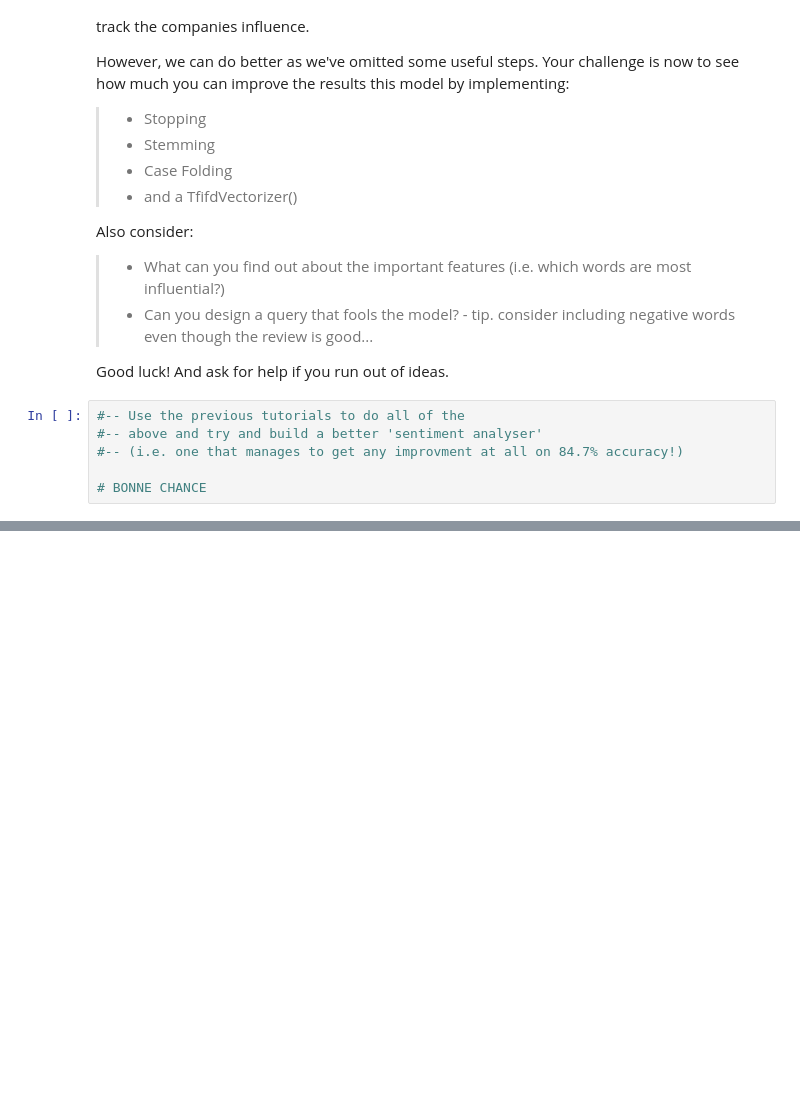
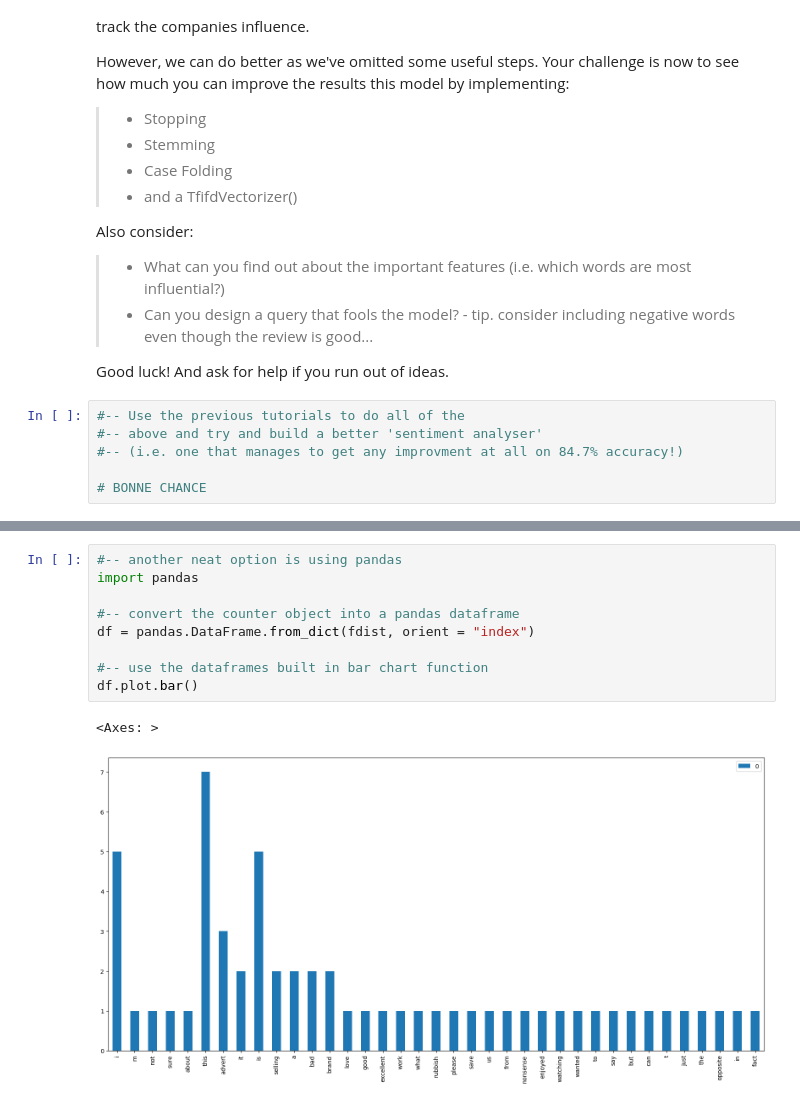
Before and after one commit to Prajaktahz/Uni_Colab_Work, a Jupyter notebook: Week_7_Case_Study_Exercises.ipynb, the cells around one changed output, grey strips where cells are left out. Cells and saved outputs as stored; diff of their text form; blank space fills up the shorter version.

```diff
--- a/Week_7_Case_Study_Exercises.ipynb
+++ b/Week_7_Case_Study_Exercises.ipynb
@@ -252,0 +357,12 @@ Good luck! And ask for help if you run out of ideas.
+# %%
+#-- another neat option is using pandas
+import pandas
+
+#-- convert the counter object into a pandas dataframe
+df = pandas.DataFrame.from_dict(fdist, orient = "index")
+
+#-- use the dataframes built in bar chart function
+df.plot.bar()
+# %% [output]
+<Axes: >
+[figure, added]
```
Also changed, not shown: parts of 18 cells of this notebook.
